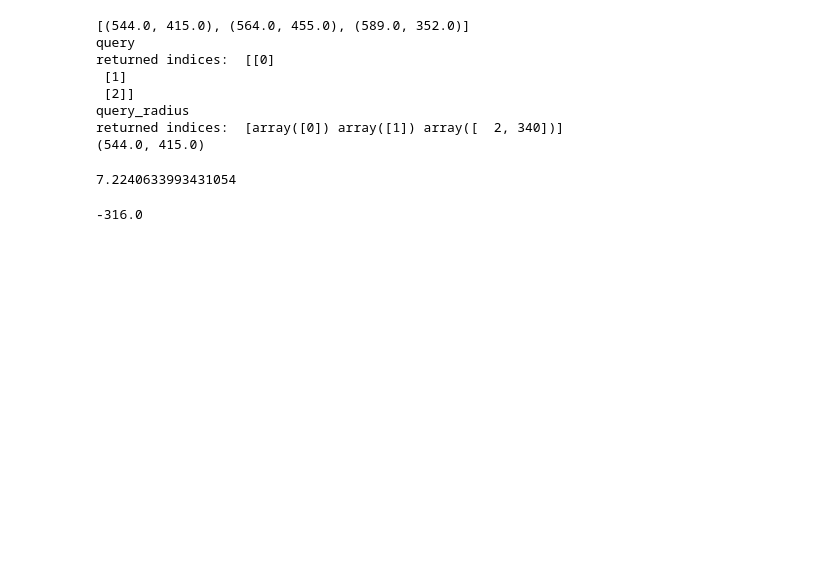
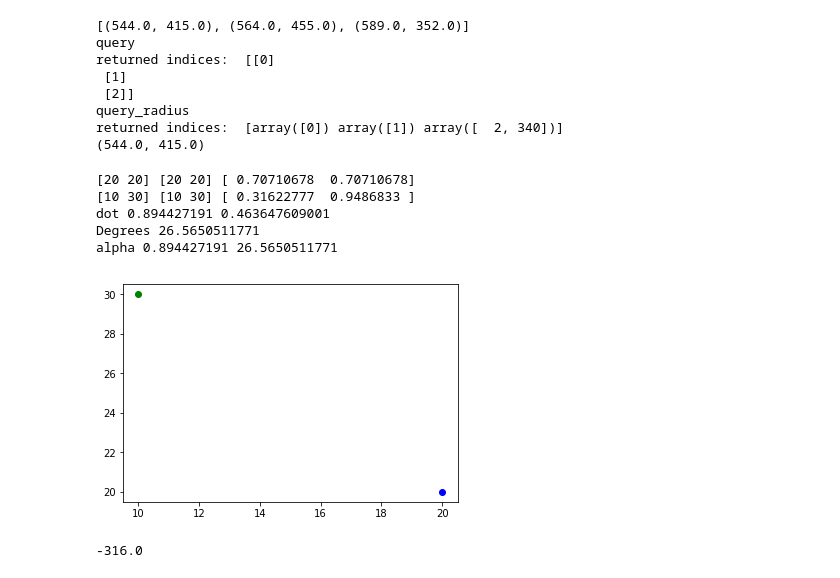
Before and after one commit to drganjoo/FCND-Motion-Planning, a Jupyter notebook: testing.ipynb, the cells around one changed output. Drawn from its saved outputs; the diff is of its cells as text; code cells hidden in the pictures; blank space fills up the shorter version.

```diff
--- a/testing.ipynb
+++ b/testing.ipynb
@@ -191,12 +191,43 @@ returned indices:  [[0]
 query_radius
 returned indices:  [array([0]) array([1]) array([  2, 340])]
 (544.0, 415.0)
-# %%
-c = np.array([-1.03128564, -0.09212684, -5.01149225])
-w = np.array([-1.0, 0.0, 5.0])
-np.linalg.norm((c,w))
-# %% [output]
-7.2240633993431054
+# %%
+p1 = np.array((20, 20))
+# p2 = np.array((30, 10))
+p2 = np.array((10, 30))
+
+p1_v = p1
+# p2_v = p2 - p1
+p2_v = p2
+
+p1_unit = p1_v / np.linalg.norm(p1_v)
+p2_unit = p2_v / np.linalg.norm(p2_v)
+
+print(p1, p1_v, p1_unit)
+print(p2, p2_v, p2_unit)
+
+dot = np.dot(p1_unit, p2_unit)
+print('dot', dot, np.arccos(dot))
+print('Degrees', np.degrees(np.arccos(dot)))
+
+x1, y1 = p1
+x2, y2 = p2
+alpha = (x1 * x2 + y1 * y2) / (((x1*x1 + y1*y1) ** 0.5) * ((x2*x2 + y2*y2) ** 0.5))
+print('alpha', alpha, np.arccos(alpha) * 180.0 / np.pi)
+
+plt.figure()
+
+plt.scatter([p1[0]], [p1[1]], color='blue')
+plt.scatter([p2[0]], [p2[1]], color='green')
+
+plt.show()
+# %% [output]
+[20 20] [20 20] [ 0.70710678  0.70710678]
+[10 30] [10 30] [ 0.31622777  0.9486833 ]
+dot 0.894427191 0.463647609001
+Degrees 26.5650511771
+alpha 0.894427191 26.5650511771
+[figure, added]
 # %%
 fig = plt.figure()
 plt.imshow(grid, cmap='Greys', origin='lower')
```
Also changed, not shown: 2 other files.
